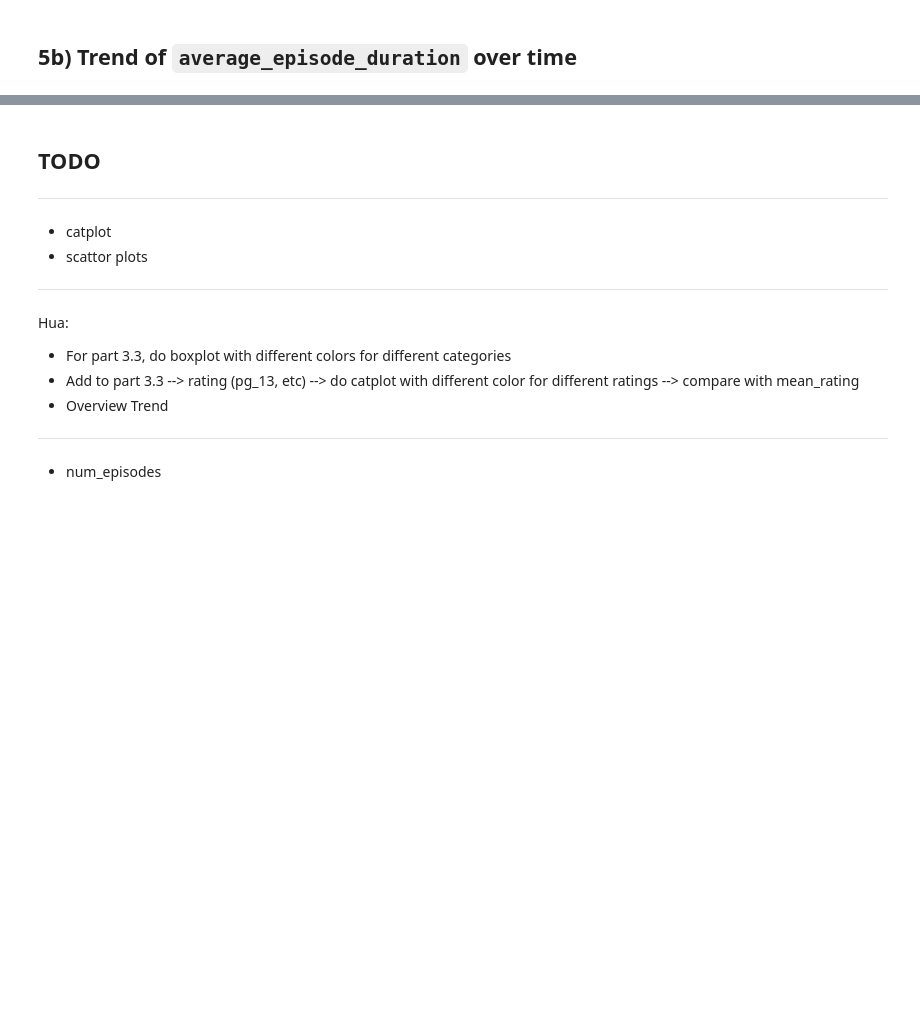
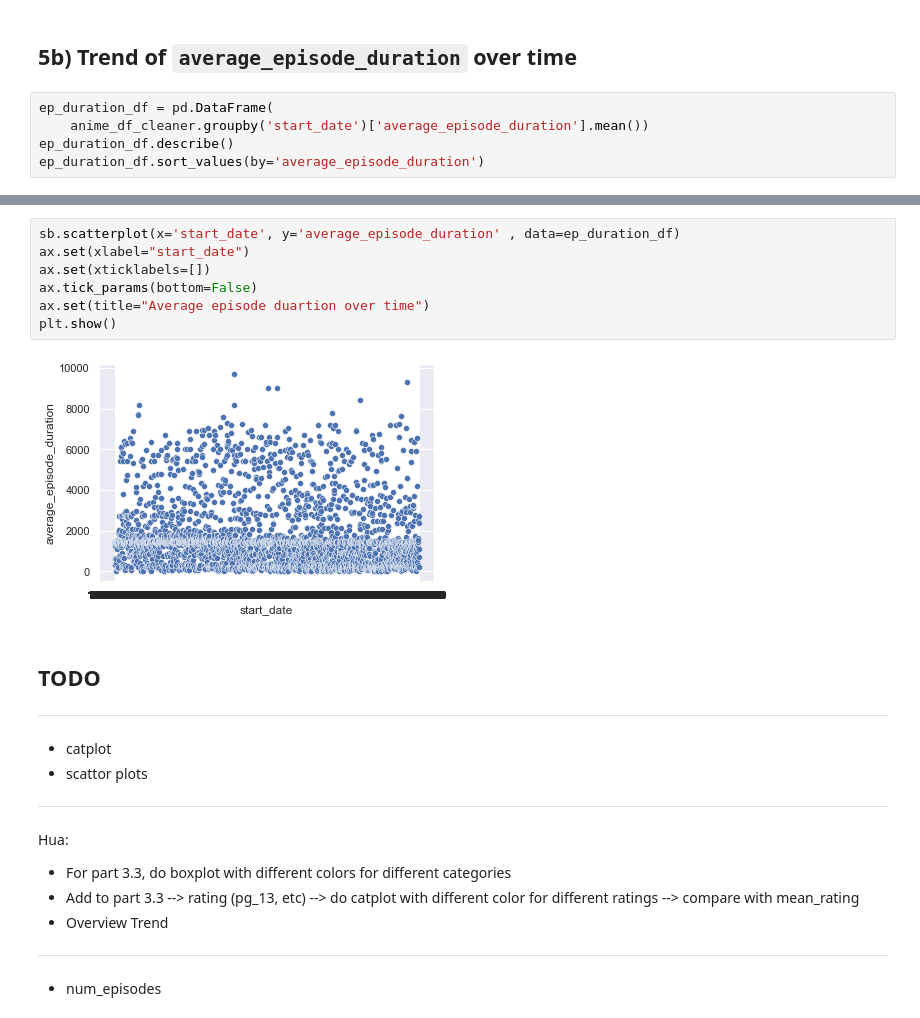
Before and after one commit to ztjhz/SC1015-Project, a Jupyter notebook: Anime/exploratory_data_analysis_visualization.ipynb, the cells around one changed output, grey strips where cells are left out. Drawn from its saved outputs; the diff is of its cells as text; blank space fills up the shorter version.

Commit message:
5b) trend of average episode duration

```diff
--- a/Anime/exploratory_data_analysis_visualization.ipynb
+++ b/Anime/exploratory_data_analysis_visualization.ipynb
@@ -1172,3 +1172,8 @@ plt.show()
 Number of episodes over the years have stayed relatively the same
 # %% [markdown]
 ## 5b) Trend of `average_episode_duration` over time
+# %%
+ep_duration_df = pd.DataFrame(
+    anime_df_cleaner.groupby('start_date')['average_episode_duration'].mean())
+ep_duration_df.describe()
+ep_duration_df.sort_values(by='average_episode_duration')
@@ -1175,3 +1195,12 @@ Number of episodes over the years have stayed relatively the same
+# %%
+sb.scatterplot(x='start_date', y='average_episode_duration' , data=ep_duration_df)
+ax.set(xlabel="start_date")
+ax.set(xticklabels=[])
+ax.tick_params(bottom=False)
+ax.set(title="Average episode duartion over time")
+plt.show()
+# %% [output]
+[figure, added]
 # %% [markdown]
 ## TODO
 
```
Also changed, not shown: parts of 1 cell of this notebook.
